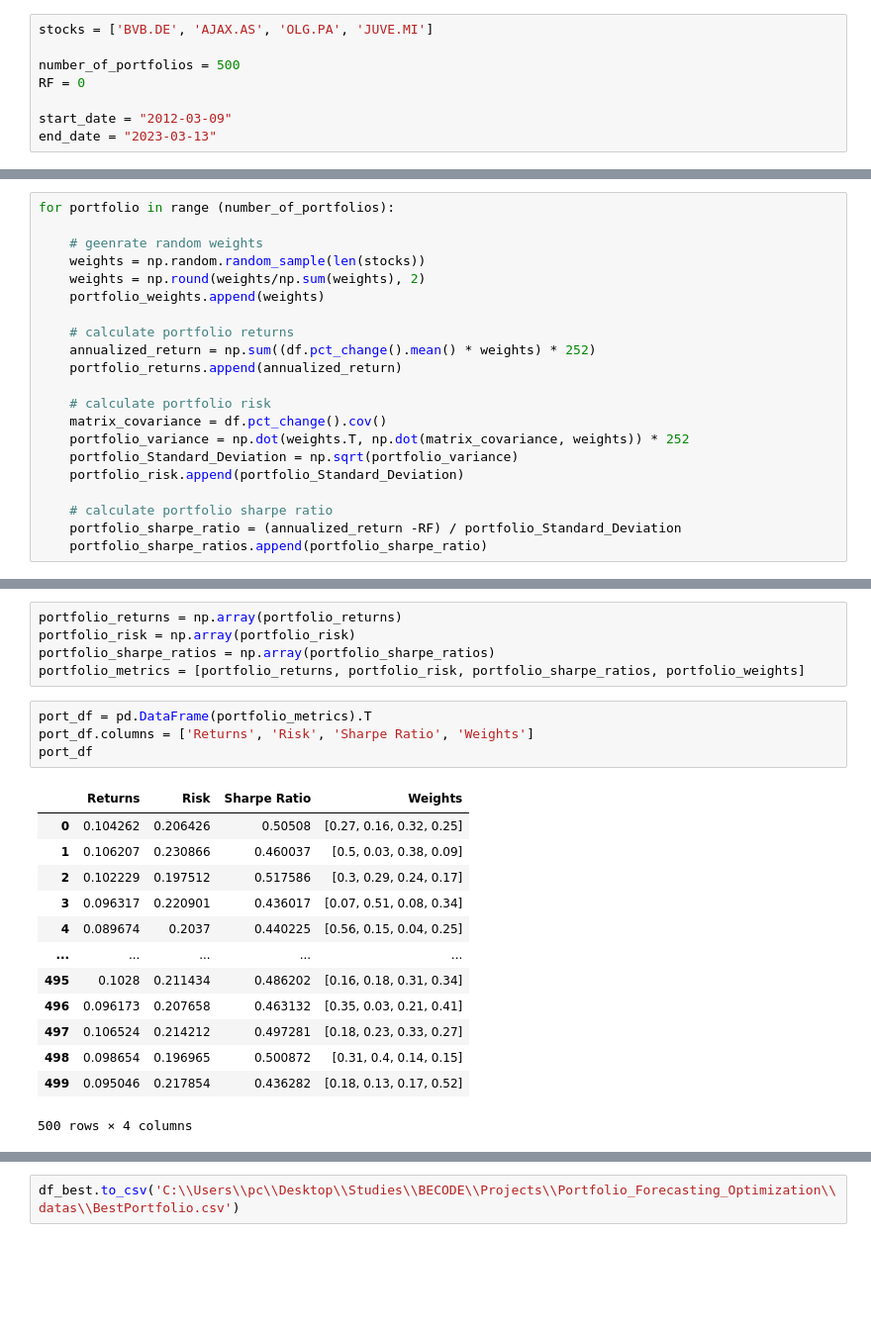
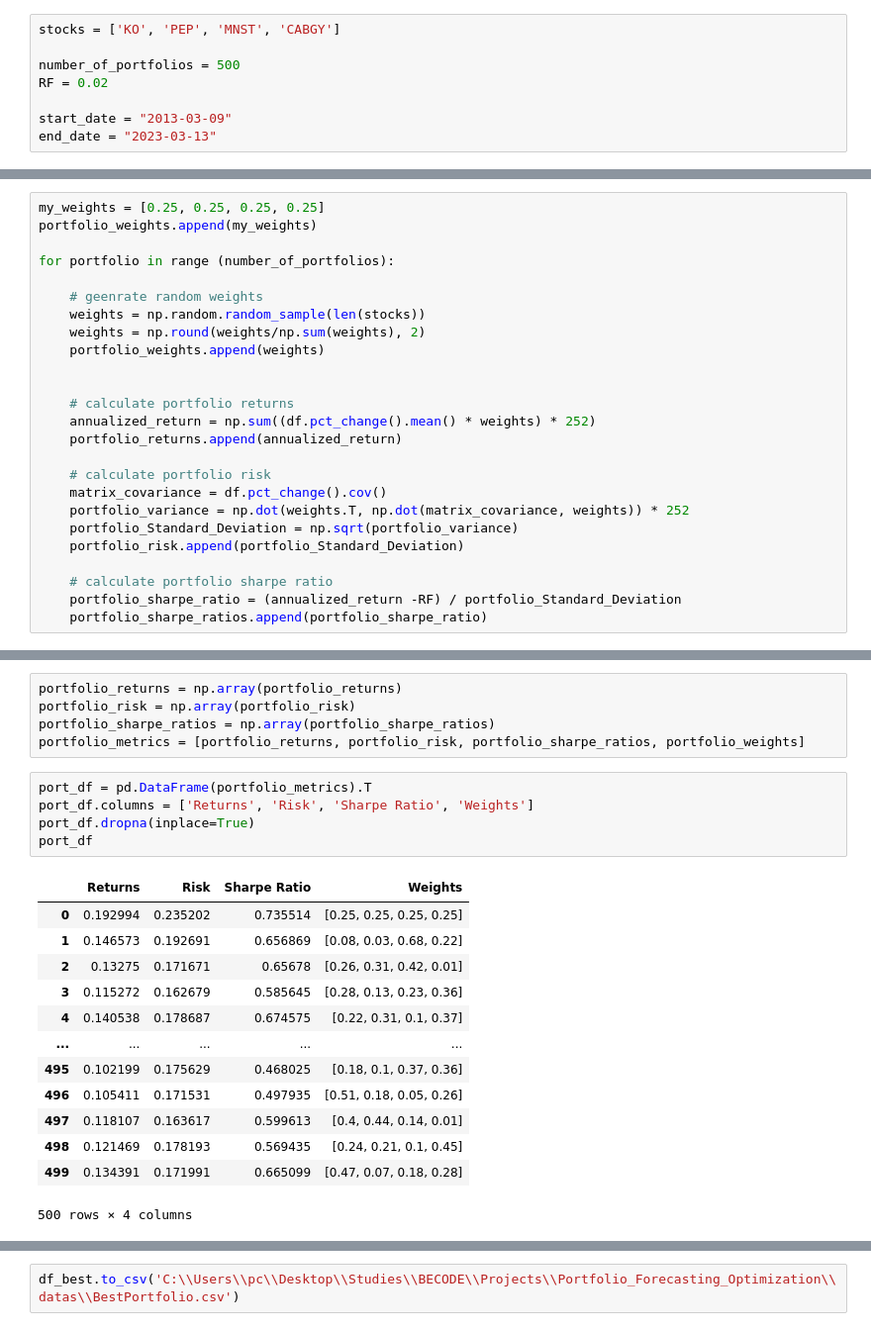
Before and after one commit to anilembel/Portfolio_Forecasting_Optimization, a Jupyter notebook: NoteBooks/Portfolio_Optimizer.ipynb, the cells around one changed output, grey strips where cells are left out. Shown: that part at 99% size. Cells and saved outputs as stored; diff of their text form; blank space fills up the shorter version.

```diff
--- a/NoteBooks/Portfolio_Optimizer.ipynb
+++ b/NoteBooks/Portfolio_Optimizer.ipynb
@@ -9,12 +9,12 @@ from matplotlib import style
 style.use('ggplot')
 import yfinance as yf
 # %%
-stocks = ['BVB.DE', 'AJAX.AS', 'OLG.PA', 'JUVE.MI']
+stocks = ['KO', 'PEP', 'MNST', 'CABGY']
 
 number_of_portfolios = 500
-RF = 0
+RF = 0.02
 
-start_date = "2012-03-09"
+start_date = "2013-03-09"
 end_date = "2023-03-13"
 # %%
 data = yf.download(stocks, start=start_date, end=end_date)
@@ -51,12 +51,16 @@ portfolio_risk = []
 portfolio_weights = []
 portfolio_sharpe_ratios = []
 # %%
+my_weights = [0.25, 0.25, 0.25, 0.25]
+portfolio_weights.append(my_weights)
+
 for portfolio in range (number_of_portfolios):
 
     # geenrate random weights
     weights = np.random.random_sample(len(stocks))
     weights = np.round(weights/np.sum(weights), 2)
     portfolio_weights.append(weights)
+
 
     # calculate portfolio returns
     annualized_return = np.sum((df.pct_change().mean() * weights) * 252)
@@ -83,18 +87,19 @@ portfolio_metrics = [portfolio_returns, portfolio_risk, portfolio_sharpe_ratios,
 # %%
 port_df = pd.DataFrame(portfolio_metrics).T
 port_df.columns = ['Returns', 'Risk', 'Sharpe Ratio', 'Weights']
+port_df.dropna(inplace=True)
 port_df
 # %% [output]
 |  | Returns | Risk | Sharpe Ratio | Weights |
-| 0 | 0.104262 | 0.206426 | 0.50508 | [0.27, 0.16, 0.32, 0.25] |
-| 1 | 0.106207 | 0.230866 | 0.460037 | [0.5, 0.03, 0.38, 0.09] |
-| 2 | 0.102229 | 0.197512 | 0.517586 | [0.3, 0.29, 0.24, 0.17] |
-| 3 | 0.096317 | 0.220901 | 0.436017 | [0.07, 0.51, 0.08, 0.34] |
-| 4 | 0.089674 | 0.2037 | 0.440225 | [0.56, 0.15, 0.04, 0.25] |
+| 0 | 0.192994 | 0.235202 | 0.735514 | [0.25, 0.25, 0.25, 0.25] |
+| 1 | 0.146573 | 0.192691 | 0.656869 | [0.08, 0.03, 0.68, 0.22] |
+| 2 | 0.13275 | 0.171671 | 0.65678 | [0.26, 0.31, 0.42, 0.01] |
+| 3 | 0.115272 | 0.162679 | 0.585645 | [0.28, 0.13, 0.23, 0.36] |
+| 4 | 0.140538 | 0.178687 | 0.674575 | [0.22, 0.31, 0.1, 0.37] |
 | ... | ... | ... | ... | ... |
-| 495 | 0.1028 | 0.211434 | 0.486202 | [0.16, 0.18, 0.31, 0.34] |
-| 496 | 0.096173 | 0.207658 | 0.463132 | [0.35, 0.03, 0.21, 0.41] |
-| 497 | 0.106524 | 0.214212 | 0.497281 | [0.18, 0.23, 0.33, 0.27] |
-| 498 | 0.098654 | 0.196965 | 0.500872 | [0.31, 0.4, 0.14, 0.15] |
-| 499 | 0.095046 | 0.217854 | 0.436282 | [0.18, 0.13, 0.17, 0.52] |
+| 495 | 0.102199 | 0.175629 | 0.468025 | [0.18, 0.1, 0.37, 0.36] |
+| 496 | 0.105411 | 0.171531 | 0.497935 | [0.51, 0.18, 0.05, 0.26] |
+| 497 | 0.118107 | 0.163617 | 0.599613 | [0.4, 0.44, 0.14, 0.01] |
+| 498 | 0.121469 | 0.178193 | 0.569435 | [0.24, 0.21, 0.1, 0.45] |
+| 499 | 0.134391 | 0.171991 | 0.665099 | [0.47, 0.07, 0.18, 0.28] |
 500 rows × 4 columns
```
Also changed, not shown: parts of 23 cells of this notebook, 3 other files.
